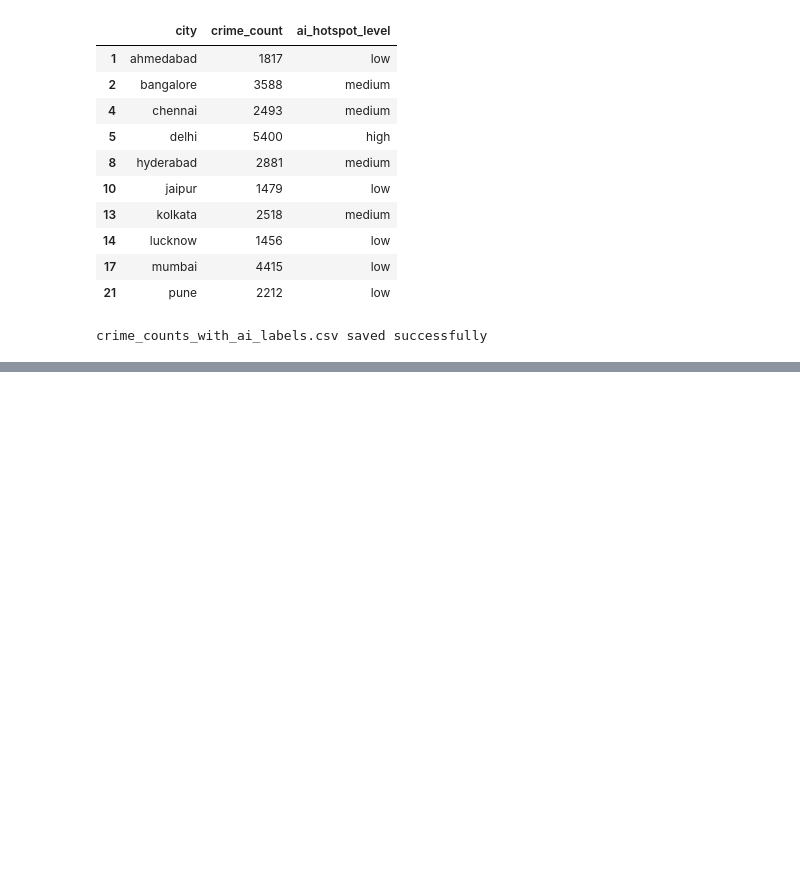
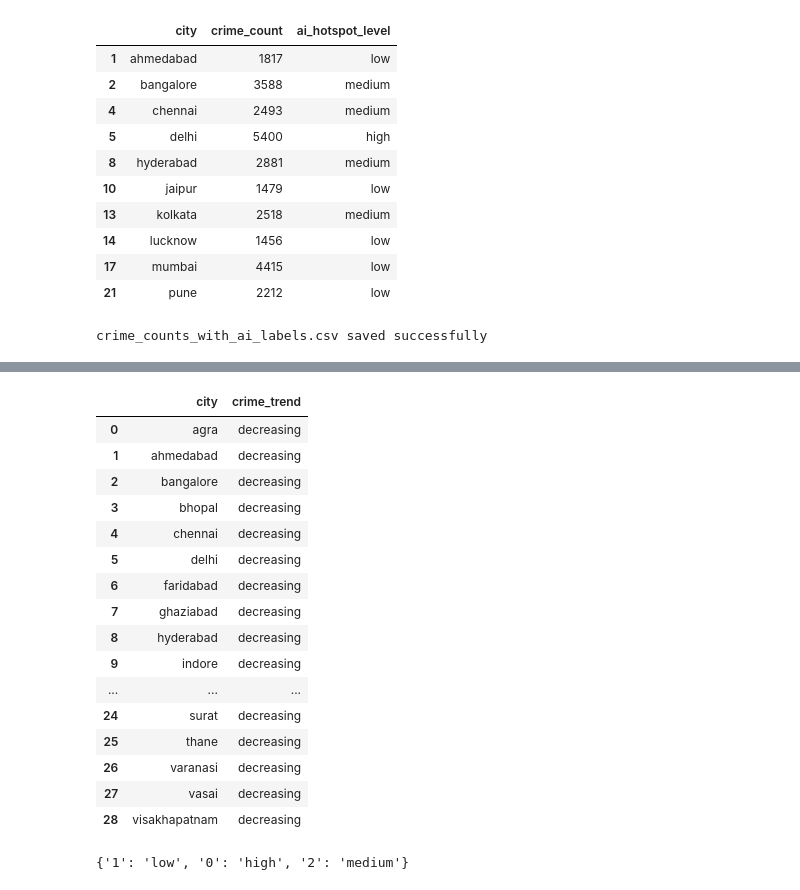
Before and after one commit to OfficialTanishGupta/ai-crime-hotspot-prediction, a Jupyter notebook: notebooks/train_model.ipynb, the cells around one changed output, grey strips where cells are left out. Cells and saved outputs as stored; diff of their text form; code cells hidden in the pictures; blank space fills up the shorter version.

Commit message:
Add AI crime hotspot prediction with trend analysis

```diff
--- a/notebooks/train_model.ipynb
+++ b/notebooks/train_model.ipynb
@@ -202,0 +227,5 @@ crime_counts_with_ai_labels.csv saved successfully
+# %%
+df["year"] = df["date_reported"].dt.year
+df["month"] = df["date_reported"].dt.month
+
+df[["city", "year", "month"]].head()
@@ -202,0 +239,8 @@ crime_counts_with_ai_labels.csv saved successfully
+# %%
+monthly_crime = (
+    df.groupby(["city", "year", "month"])
+      .size()
+      .reset_index(name="monthly_crime_count")
+)
+
+monthly_crime.head()
@@ -202,0 +254,66 @@ crime_counts_with_ai_labels.csv saved successfully
+# %%
+import numpy as np
+
+def get_trend(city_df):
+    if len(city_df) < 2:
+        return "stable"
+
+    x = np.arange(len(city_df))
+    y = city_df["monthly_crime_count"].values
+
+    slope = np.polyfit(x, y, 1)[0]
+
+    if slope > 0:
+        return "increasing"
+    elif slope < 0:
+        return "decreasing"
+    else:
+        return "stable"
+# %%
+crime_trends = []
+
+for city, group in monthly_crime.groupby("city"):
+    group = group.sort_values(["year", "month"])
+    trend = get_trend(group)
+
+    crime_trends.append({
+        "city": city,
+        "crime_trend": trend
+    })
+
+crime_trends_df = pd.DataFrame(crime_trends)
+crime_trends_df
+# %% [output]
+|  | city | crime_trend |
+| 0 | agra | decreasing |
+| 1 | ahmedabad | decreasing |
+| 2 | bangalore | decreasing |
+| 3 | bhopal | decreasing |
+| 4 | chennai | decreasing |
+| 5 | delhi | decreasing |
+| 6 | faridabad | decreasing |
+| 7 | ghaziabad | decreasing |
+| 8 | hyderabad | decreasing |
+| 9 | indore | decreasing |
+| ... | ... | ... |
+| 24 | surat | decreasing |
+| 25 | thane | decreasing |
+| 26 | varanasi | decreasing |
+| 27 | vasai | decreasing |
+| 28 | visakhapatnam | decreasing |
+# %%
+# Recreate cluster -> label mapping safely
+cluster_summary = crime_counts.groupby("cluster")["crime_count"].mean()
+
+cluster_map = {
+    str(cluster_summary.idxmin()): "low",
+    str(cluster_summary.idxmax()): "high"
+}
+
+# Remaining cluster is medium
+remaining = set(cluster_summary.index.astype(str)) - set(cluster_map.keys())
+cluster_map[list(remaining)[0]] = "medium"
+
+cluster_map
+# %% [output]
+{'1': 'low', '0': 'high', '2': 'medium'}
```
Also changed, not shown: parts of 5 cells of this notebook, 5 other files.
